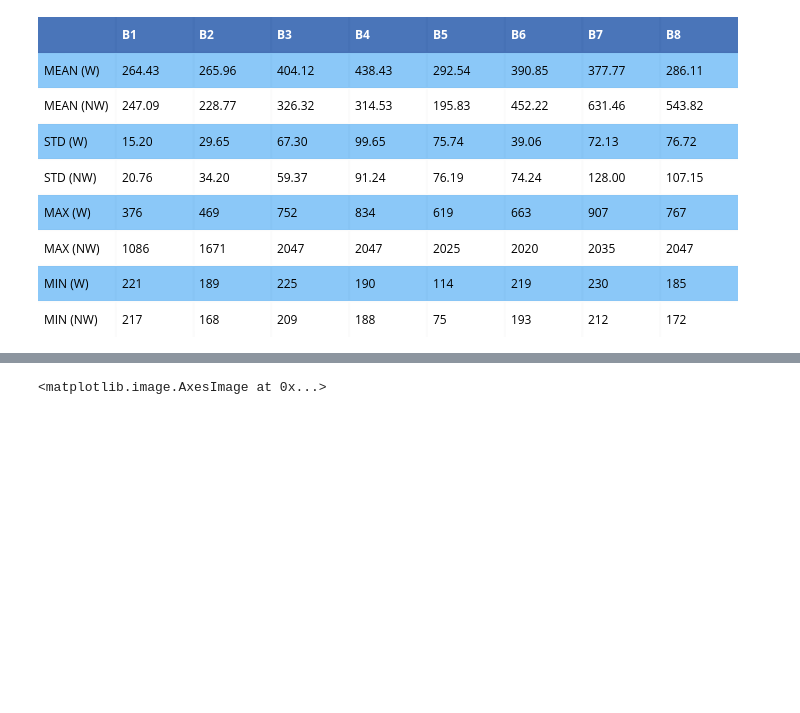
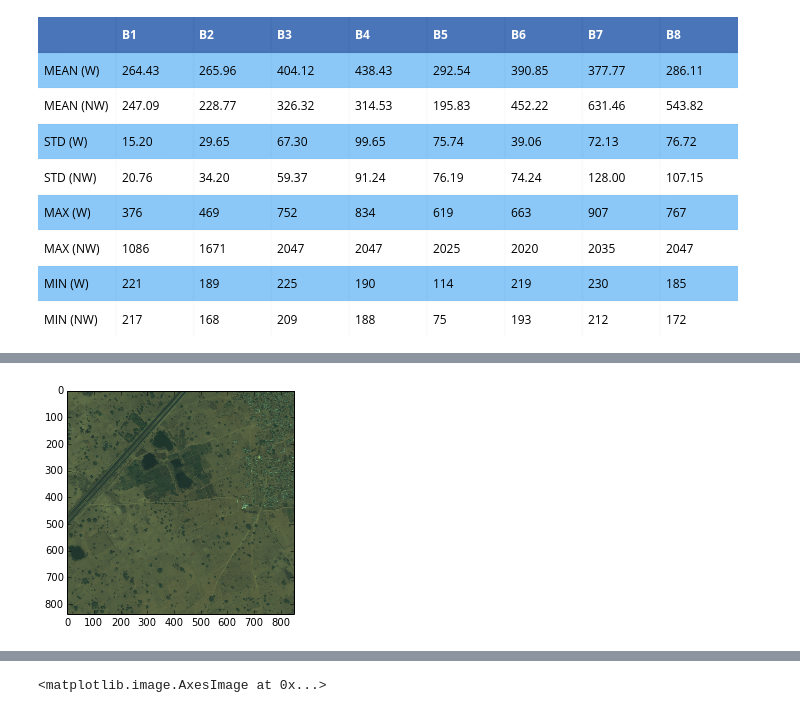
Before and after one commit to junjchen/jarvis, a Jupyter notebook: water_body_extraction/script.ipynb, the cells around one changed output, grey strips where cells are left out. Cells and saved outputs as stored; diff of their text form; code cells hidden in the pictures; blank space fills up the shorter version.

```diff
--- a/water_body_extraction/script.ipynb
+++ b/water_body_extraction/script.ipynb
@@ -17 +53,7 @@ i.m_bands_stats()
+# %%
+# Load test image 2
+
+ti2 = ImageFact('6110_4_0', ['7', '8'])
+# %% [output]
+[figure, added]
 # %%
```
Also changed, not shown: parts of 21 cells of this notebook, 5 other files.
